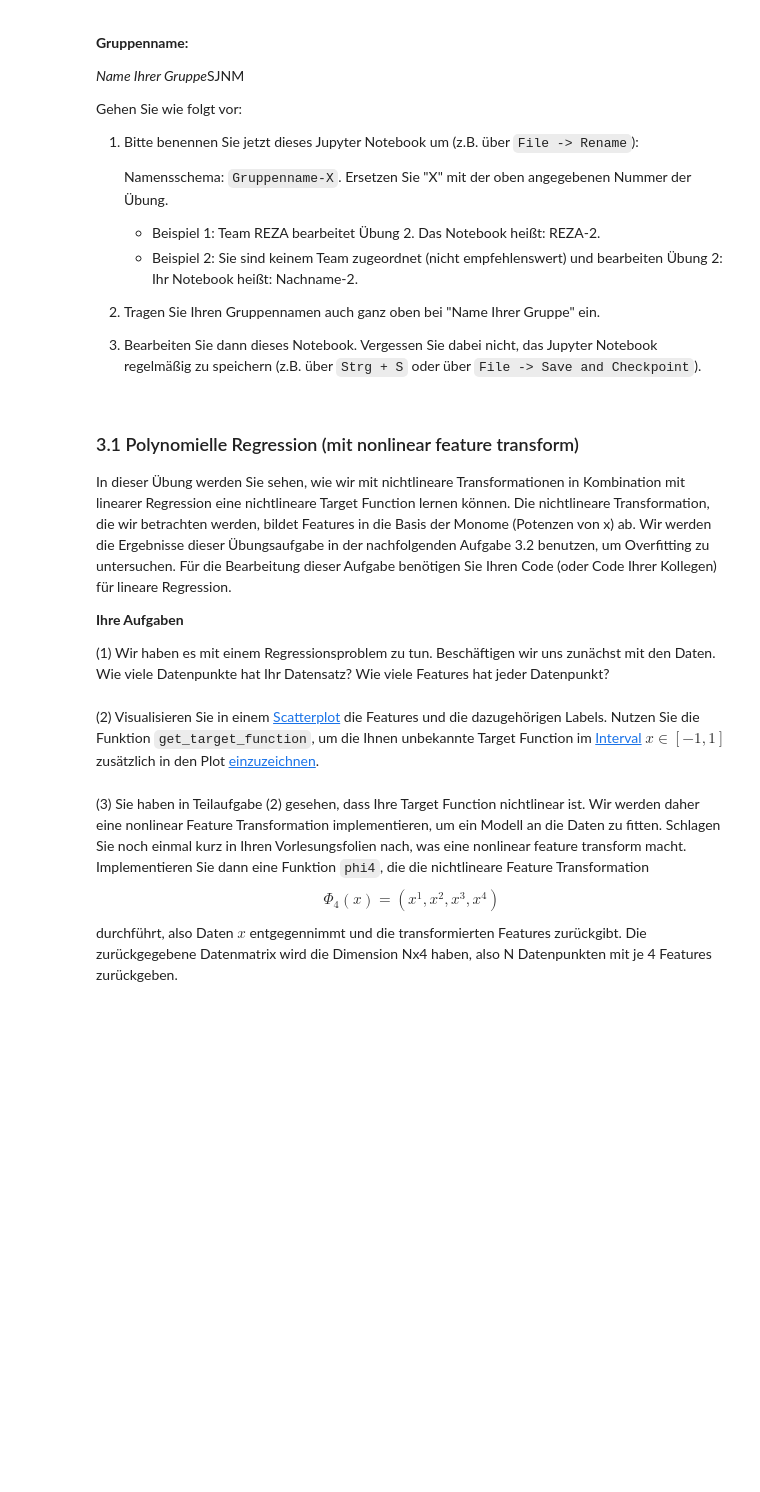
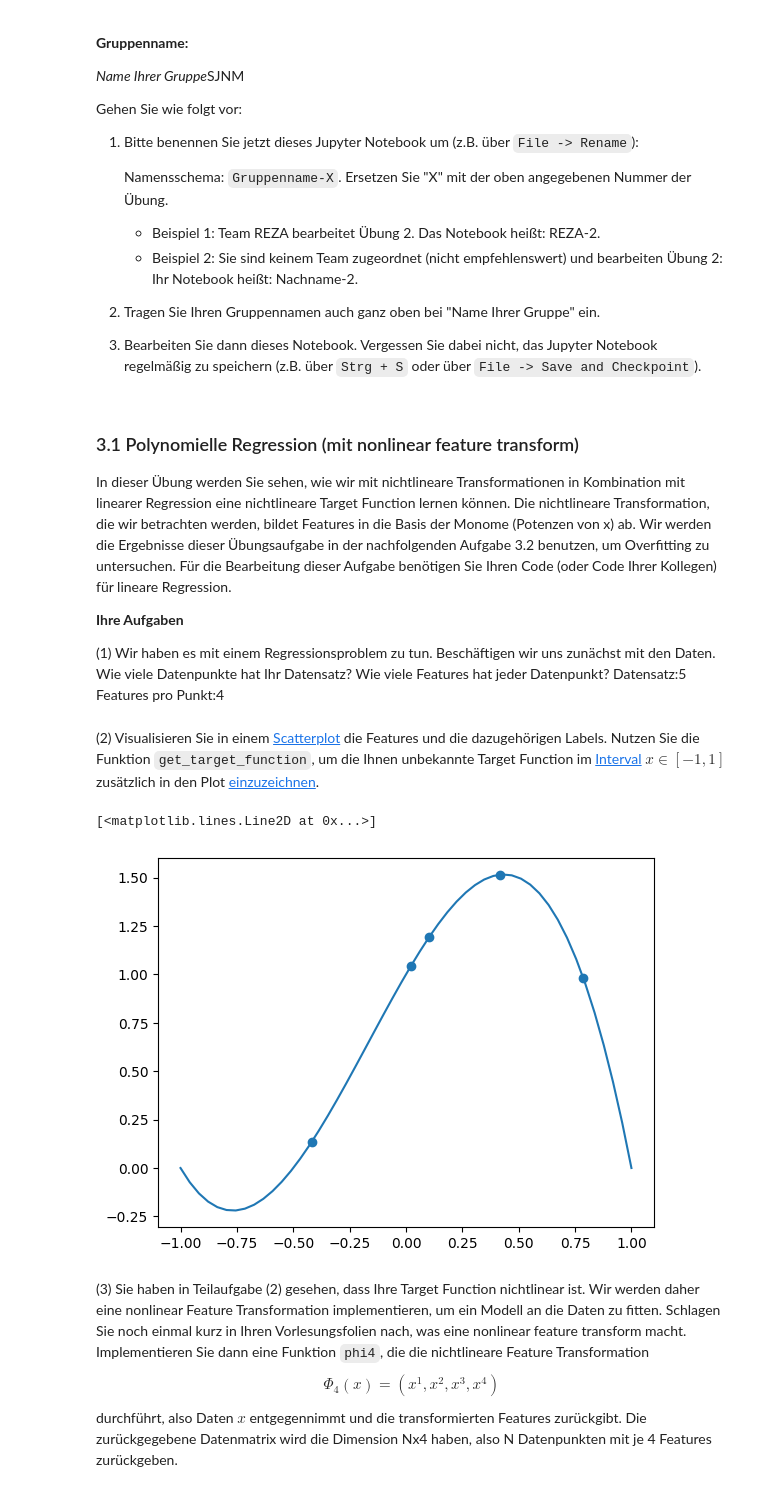
Before and after one commit to Emanuel162/MachineLearning, a Jupyter notebook: UebungenML/SJNM-3.ipynb, the cells around one changed output. Cells and saved outputs as stored; diff of their text form; code cells hidden in the pictures; blank space fills up the shorter version.

```diff
--- a/UebungenML/SJNM-3.ipynb
+++ b/UebungenML/SJNM-3.ipynb
@@ -25,6 +25,8 @@ In dieser Übung werden Sie sehen, wie wir mit nichtlineare Transformationen in
 **Ihre Aufgaben**
 
 (1) Wir haben es mit einem Regressionsproblem zu tun. Beschäftigen wir uns zunächst mit den Daten. Wie viele Datenpunkte hat Ihr Datensatz? Wie viele Features hat jeder Datenpunkt?
+Datensatz:5
+Features pro Punkt:4
 # %%
 %matplotlib inline
 import numpy as np
@@ -46,6 +48,14 @@ def get_data(sigma=0, N=5):
 X_3_1, y_3_1 = get_data()
 # %% [markdown]
 (2) Visualisieren Sie in einem [Scatterplot](https://matplotlib.org/api/_as_gen/matplotlib.pyplot.scatter.html) die Features und die dazugehörigen Labels. Nutzen Sie die Funktion `get_target_function`, um die Ihnen unbekannte Target Function im [Interval](https://docs.scipy.org/doc/numpy/reference/generated/numpy.linspace.html) $x\in[-1, 1]$ zusätzlich in den Plot [einzuzeichnen](https://matplotlib.org/api/_as_gen/matplotlib.pyplot.html?highlight=plot#module-matplotlib.pyplot).
+# %%
+plt.scatter(X_3_1,y_3_1)
+intervall=np.linspace(-1,1)
+f=get_target_function();
+plt.plot(intervall,f(intervall))
+# %% [output]
+[<matplotlib.lines.Line2D at 0x...>]
+[figure, added]
 # %% [markdown]
 (3) Sie haben in Teilaufgabe (2) gesehen, dass Ihre Target Function nichtlinear ist. Wir werden daher eine nonlinear Feature Transformation implementieren, um ein Modell an die Daten zu fitten. Schlagen Sie noch einmal kurz in Ihren Vorlesungsfolien nach, was eine nonlinear feature transform macht. Implementieren Sie dann eine Funktion `phi4`, die die nichtlineare Feature Transformation $$\Phi_4(x) = (x^1, x^2, x^3, x^4)$$ durchführt, also Daten $x$ entgegennimmt und die transformierten Features zurückgibt. Die zurückgegebene Datenmatrix wird die Dimension Nx4 haben, also N Datenpunkten mit je 4 Features zurückgeben.
 # %% [markdown]
```
